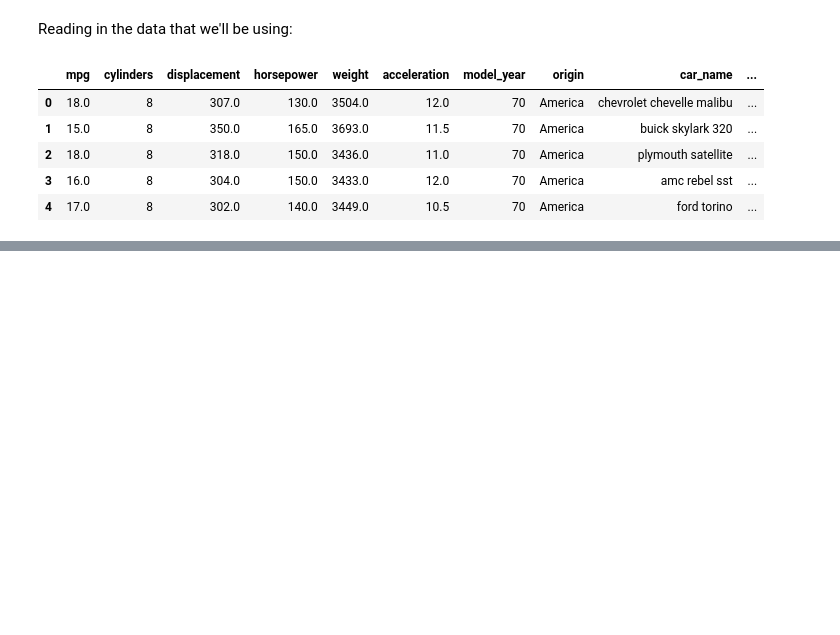
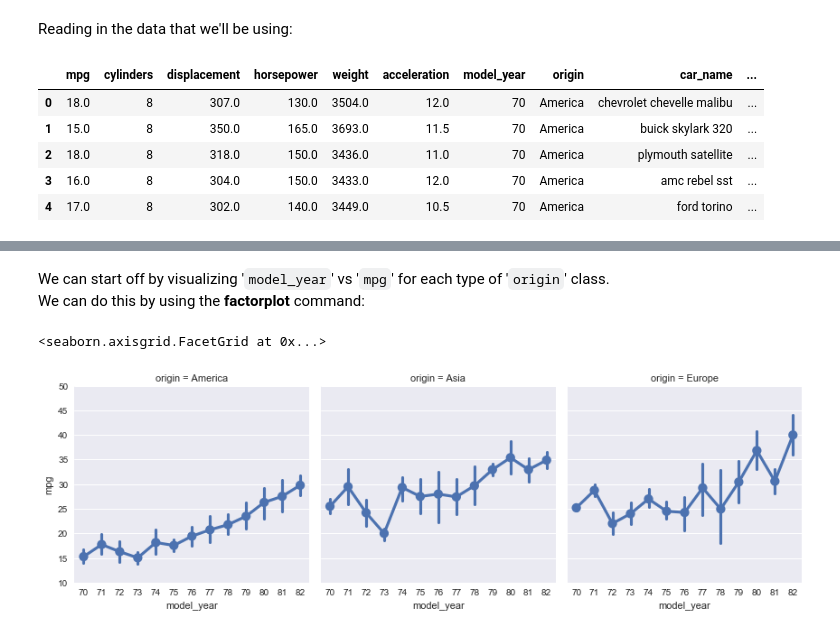
Before and after one commit to VandyAstroML/Vanderbilt_Computational_Bootcamp, a Jupyter notebook: notebooks/Week_10/10_Advanced_Visualization_Seaborn.ipynb, the cells around one changed output, grey strips where cells are left out. Drawn from its saved outputs; the diff is of its cells as text; code cells hidden in the pictures; blank space fills up the shorter version.

```diff
--- a/notebooks/Week_10/10_Advanced_Visualization_Seaborn.ipynb
+++ b/notebooks/Week_10/10_Advanced_Visualization_Seaborn.ipynb
@@ -161,0 +171,8 @@ df.head()
+# %% [markdown]
+We can start off by visualizing '`model_year`' vs '`mpg`' for each type of '`origin`' class.
+<br> We can do this by using the __factorplot__ command:
+# %%
+sns.factorplot(data=df, x="model_year", y="mpg", col="origin")
+# %% [output]
+<seaborn.axisgrid.FacetGrid at 0x...>
+[figure, added]
```
Also changed, not shown: parts of 47 cells of this notebook.
